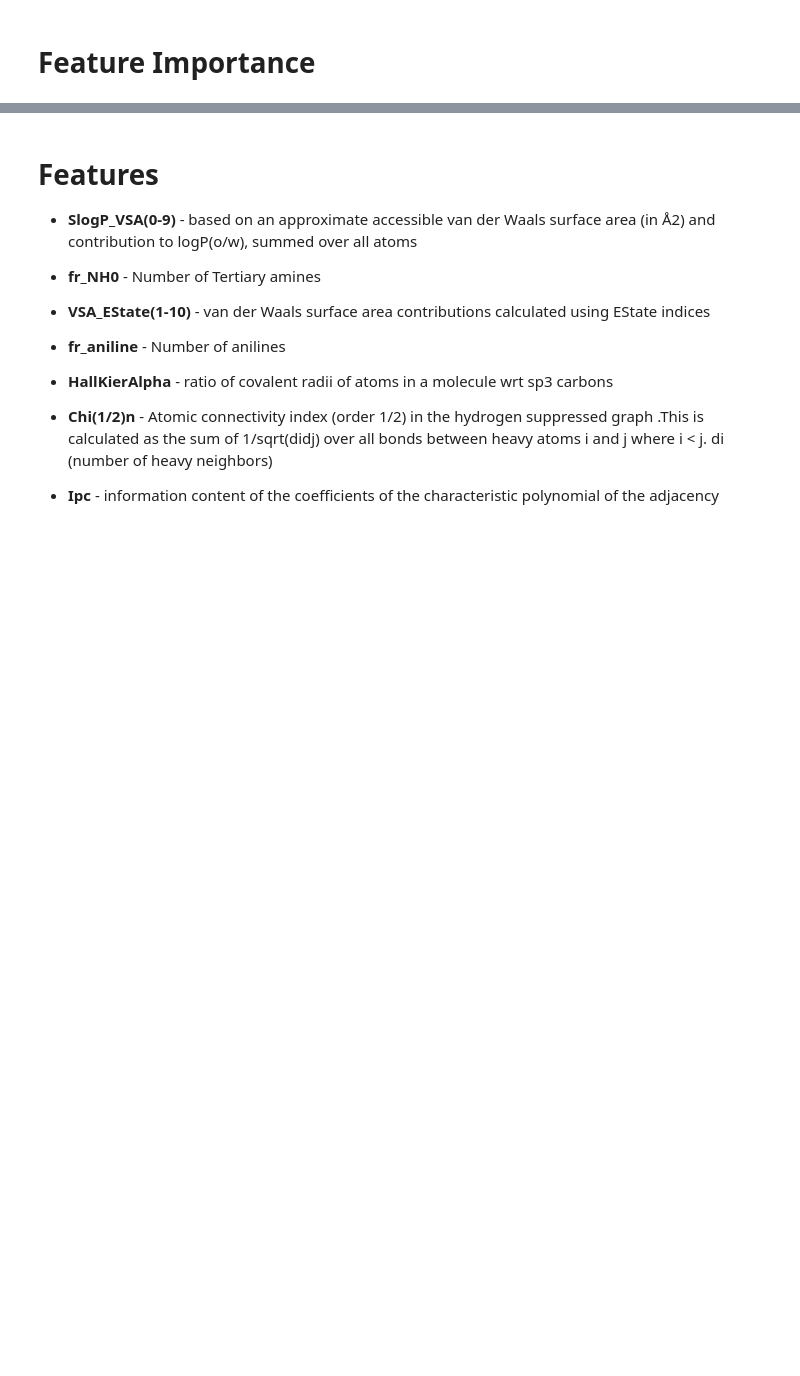
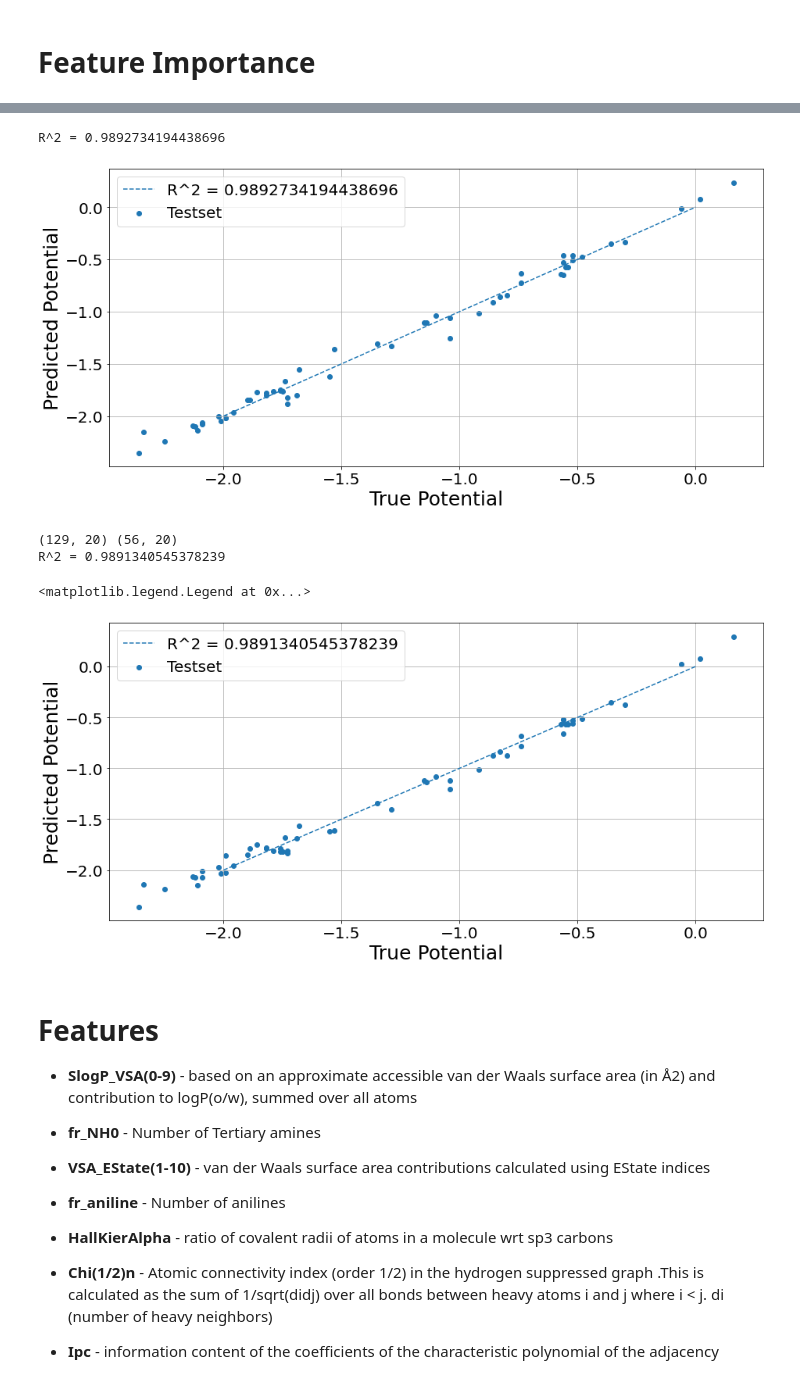
Before and after one commit to siddharth-ncl-work/miscellaneous, a Jupyter notebook: machine_learning_project_ideas/1/model_training.ipynb, the cells around one changed output, grey strips where cells are left out. Cells and saved outputs as stored; diff of their text form; code cells hidden in the pictures; blank space fills up the shorter version.

```diff
--- a/machine_learning_project_ideas/1/model_training.ipynb
+++ b/machine_learning_project_ideas/1/model_training.ipynb
@@ -551,3 +587,41 @@ Index(['SlogP_VSA4', 'fr_NH0', 'VSA_EState3', 'VSA_EState4', 'fr_aniline',
+# %%
+#ARD Regression
+from sklearn.linear_model import ARDRegression
+ard_reg = ARDRegression().fit(X_train_scaled, y_train)
+y_pred=ard_reg.predict(X_test_scaled)
+y_true=y_test
+r2=r2_score(y_test,y_pred)
+print(f'R^2 = {r2}')
+plt.scatter(y_test,y_pred,label='Testset')
+plt.plot(np.linspace(-2,0),np.linspace(-2,0),ls='dashed',label=f'R^2 = {r2}')
+plt.xlabel('True Potential')
+plt.ylabel('Predicted Potential')
+plt.legend()
+plt.show()
+
+#ARD Regression
+plt.figure()
+from sklearn.linear_model import ARDRegression
+ntop=20
+_X_train,_X_test=X_train_scaled[:,sorted_idx[-ntop:]],X_test_scaled[:,sorted_idx[-ntop:]]
+print(_X_train.shape,_X_test.shape)
+ard_reg = ARDRegression().fit(_X_train, y_train)
+y_pred=ard_reg.predict(_X_test)
+y_true=y_test
+r2=r2_score(y_test,y_pred)
+print(f'R^2 = {r2}')
+plt.scatter(y_test,y_pred,label='Testset')
+plt.plot(np.linspace(-2,0),np.linspace(-2,0),ls='dashed',label=f'R^2 = {r2}')
+plt.xlabel('True Potential')
+plt.ylabel('Predicted Potential')
+plt.legend()
+# %% [output]
+R^2 = 0.9892734194438696
+[figure, added]
+(129, 20) (56, 20)
+R^2 = 0.9891340545378239
+<matplotlib.legend.Legend at 0x...>
+[figure, added]
 # %% [markdown]
 # Features
 
```
Also changed, not shown: parts of 11 cells of this notebook.
